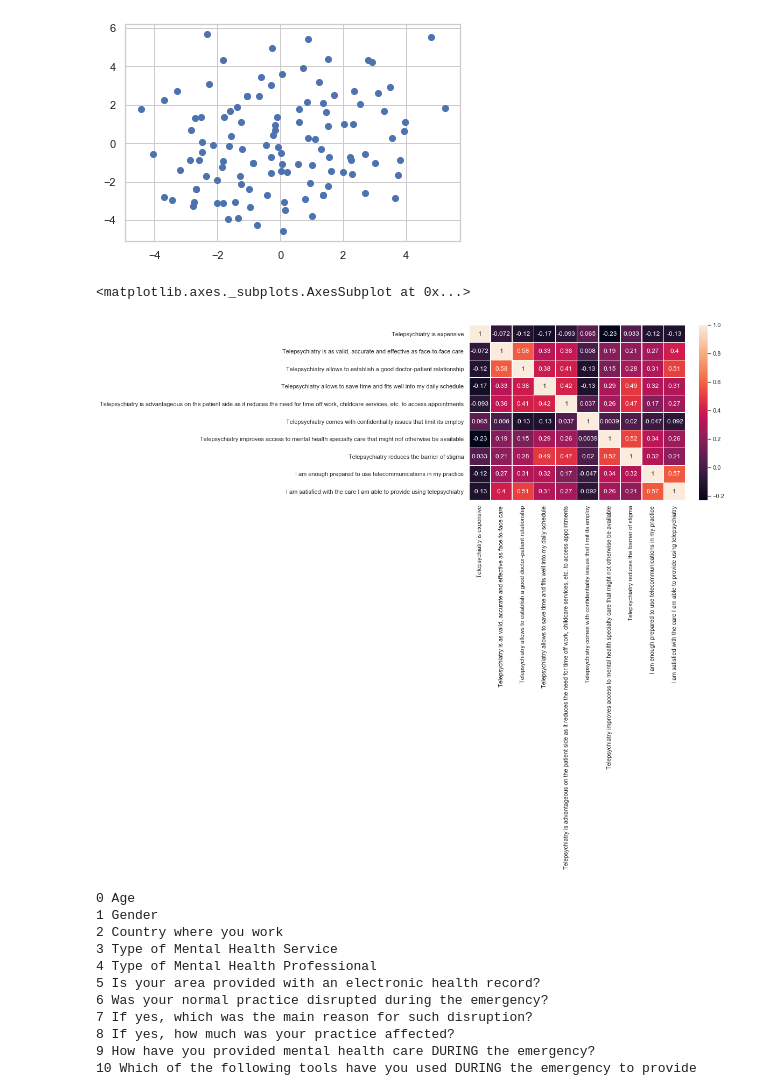
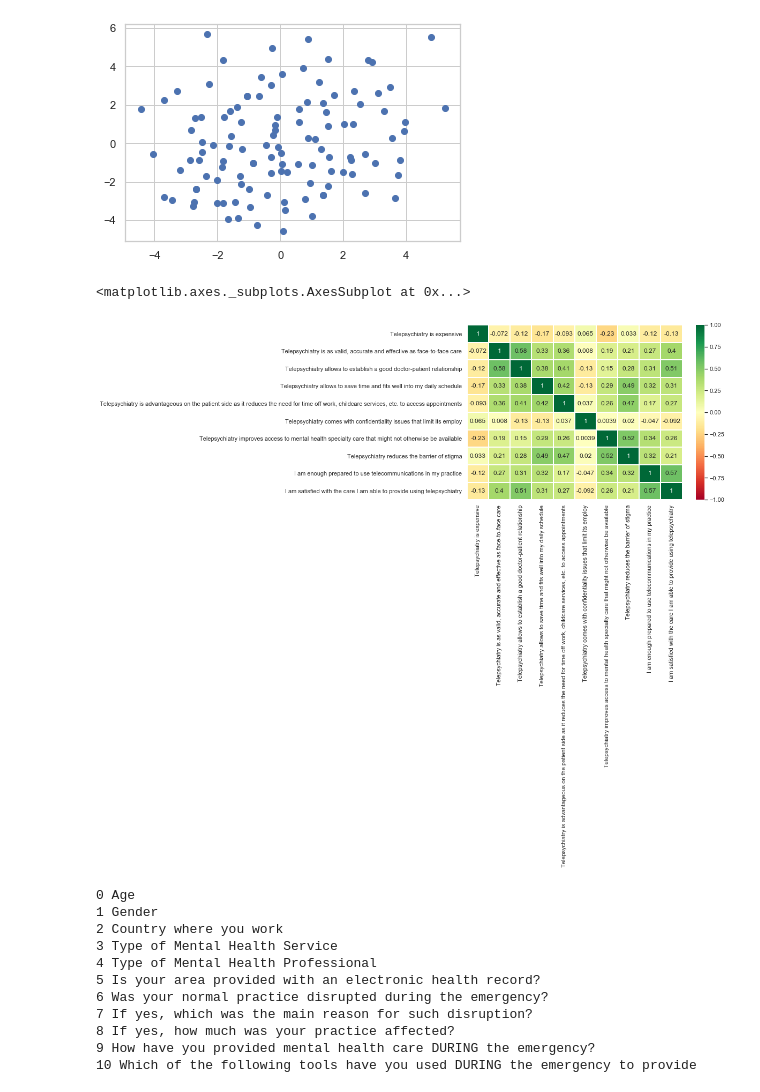
Before and after one commit to raffaelemazziotti/telemental_health, a Jupyter notebook: survey_eng_analysis.ipynb, the cells around one changed output. Cells and saved outputs as stored; diff of their text form; code cells hidden in the pictures.

```diff
--- a/survey_eng_analysis.ipynb
+++ b/survey_eng_analysis.ipynb
@@ -802,10 +802,10 @@ plt.scatter(lik[:,0],lik[:,1])
 # %%
 
 f, ax = plt.subplots(figsize=(9, 6))
-sns.heatmap(likert.iloc[:,1:].corr(), annot=True, linewidths=1, ax=ax)
+sns.heatmap(likert.iloc[:,1:].corr(), annot=True, linewidths=1, ax=ax,vmin=-1,vmax=1,cmap="RdYlGn")
 # %% [output]
 <matplotlib.axes._subplots.AxesSubplot at 0x...>
-[figure, old version]
+[figure, new version]
 # %%
 for i,c in enumerate(surv.columns):
     print(i,c)
```
Also changed, not shown: 2 other files.
